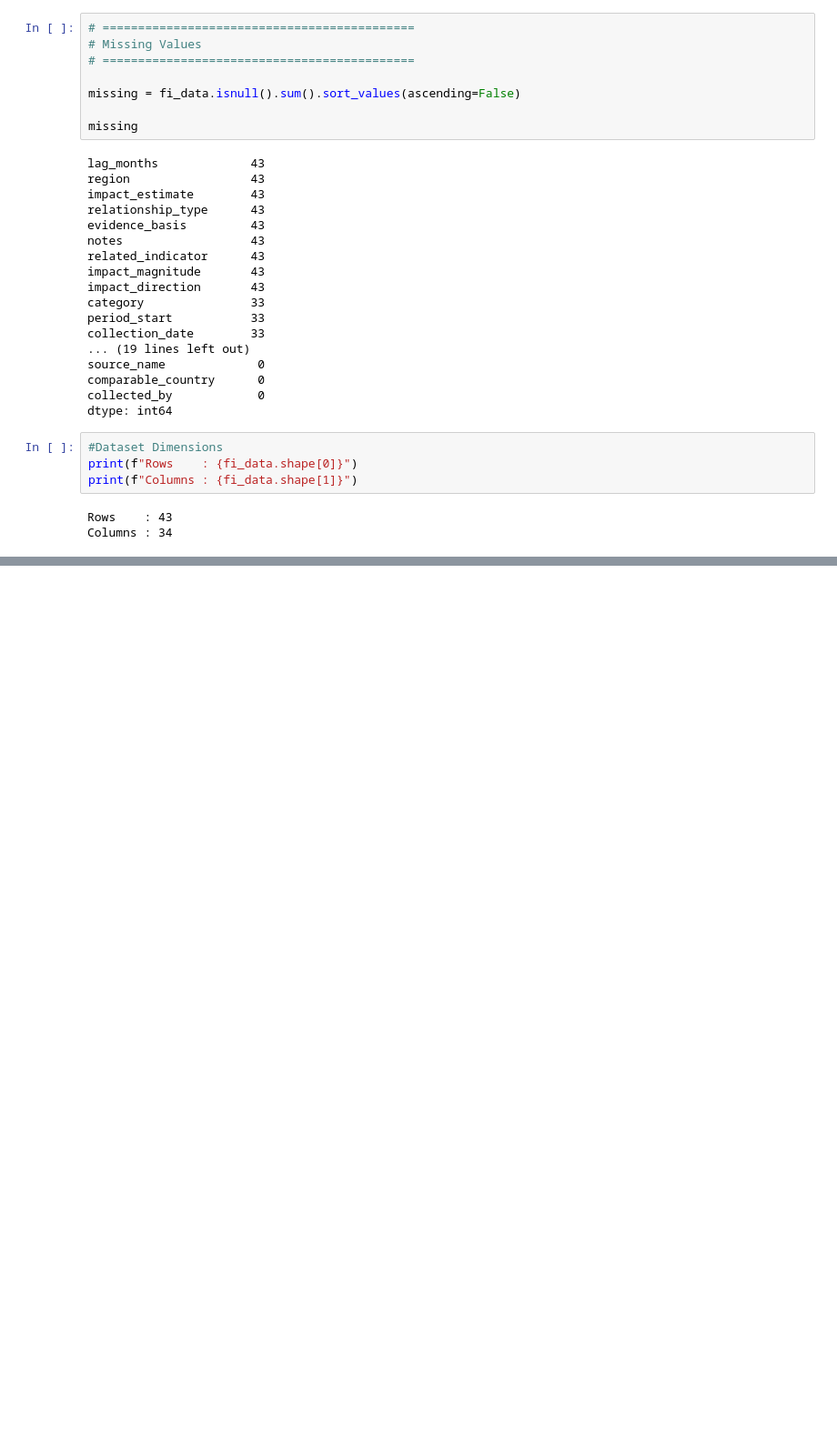
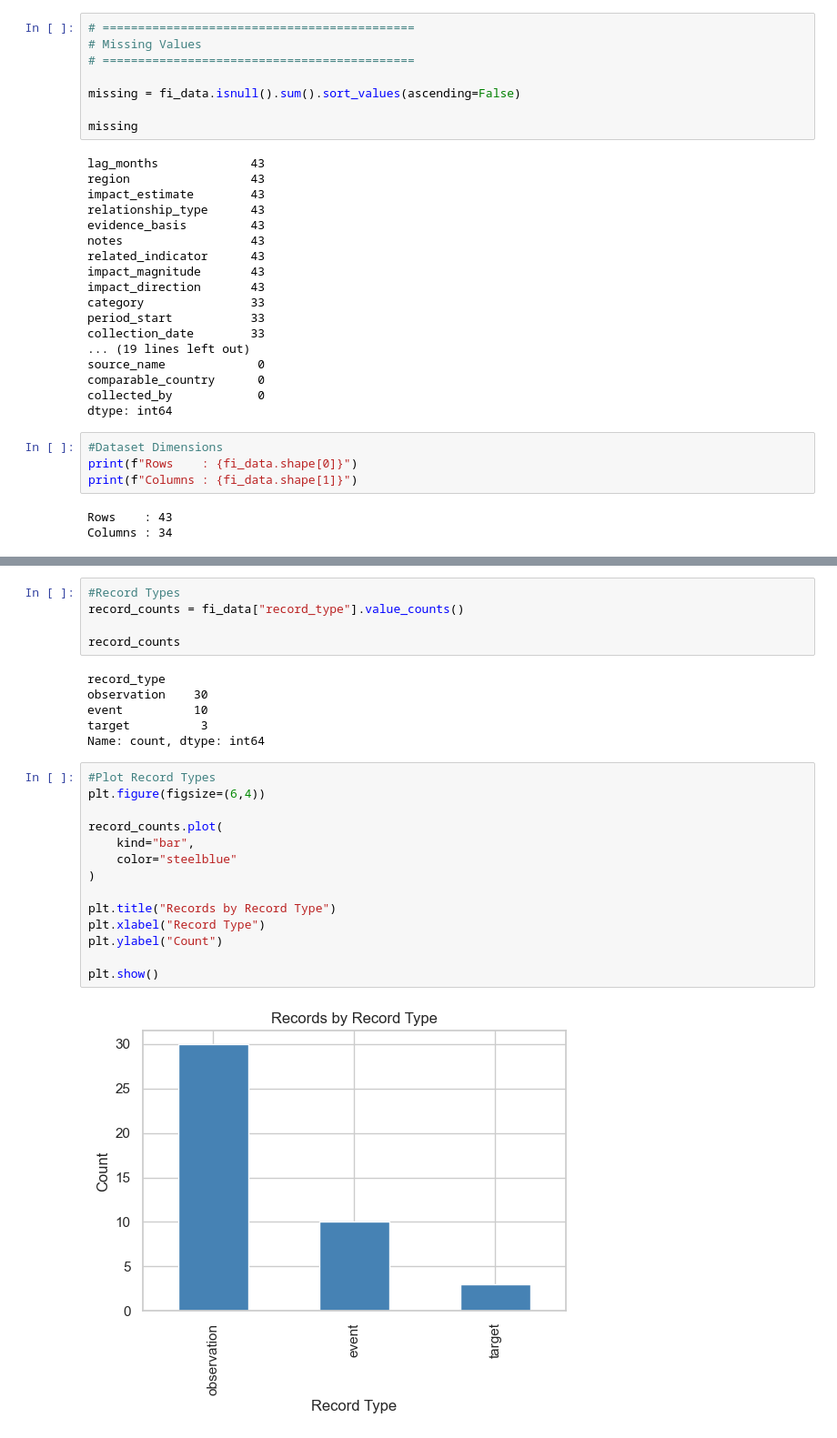
Before and after one commit to senayemekdes/ethiopia-fi-forecast, a Jupyter notebook: ethiopia-fi-forecast/notebooks/task_1_data_exploration.ipynb, the cells around one changed output, grey strips where cells are left out. Shown at 91% size. Saved outputs shown, nothing was run; the diff lists cells and outputs as text; blank space fills up the shorter version.

Commit message:
Complete Task 2 exploratory data analysis

```diff
--- a/ethiopia-fi-forecast/notebooks/task_1_data_exploration.ipynb
+++ b/ethiopia-fi-forecast/notebooks/task_1_data_exploration.ipynb
@@ -139,0 +197,27 @@ Columns : 34
+# %%
+#Record Types
+record_counts = fi_data["record_type"].value_counts()
+
+record_counts
+# %% [output]
+record_type
+observation    30
+event          10
+target          3
+Name: count, dtype: int64
+# %%
+#Plot Record Types
+plt.figure(figsize=(6,4))
+
+record_counts.plot(
+    kind="bar",
+    color="steelblue"
+)
+
+plt.title("Records by Record Type")
+plt.xlabel("Record Type")
+plt.ylabel("Count")
+
+plt.show()
+# %% [output]
+[figure, added]
```
Also changed, not shown: parts of 18 cells of this notebook, 3 other files.
